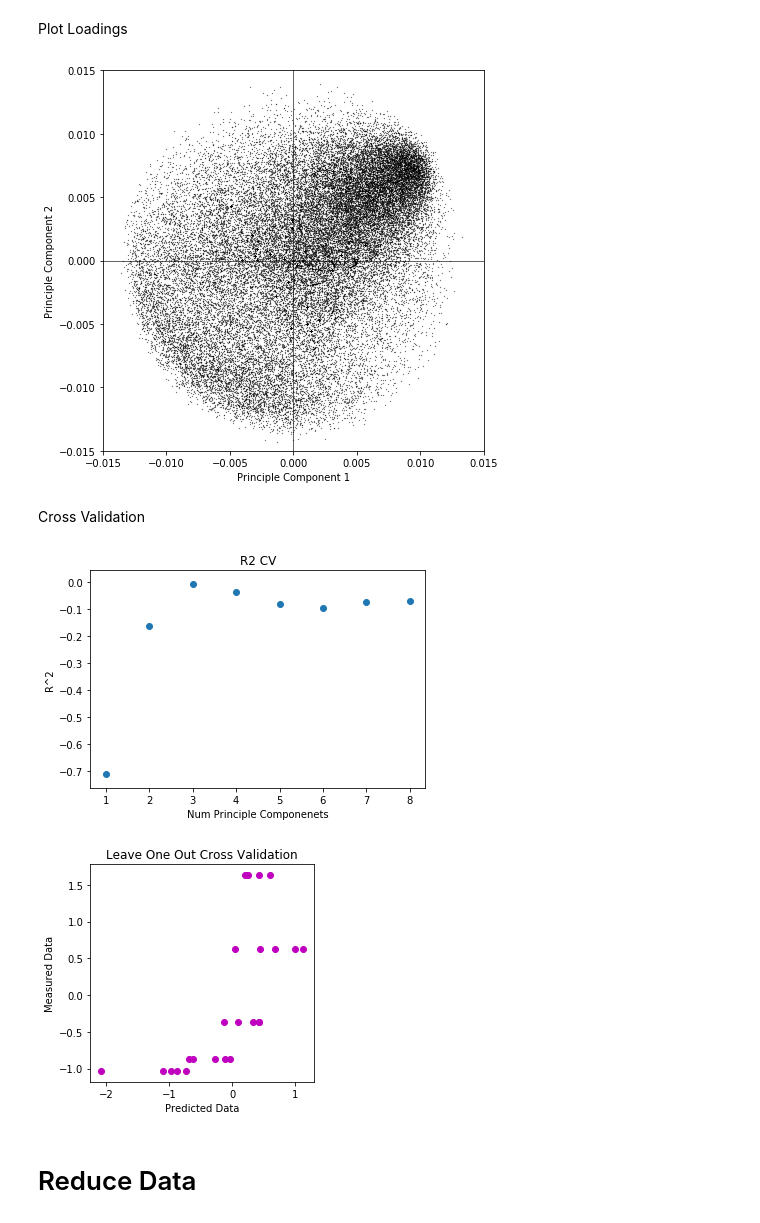
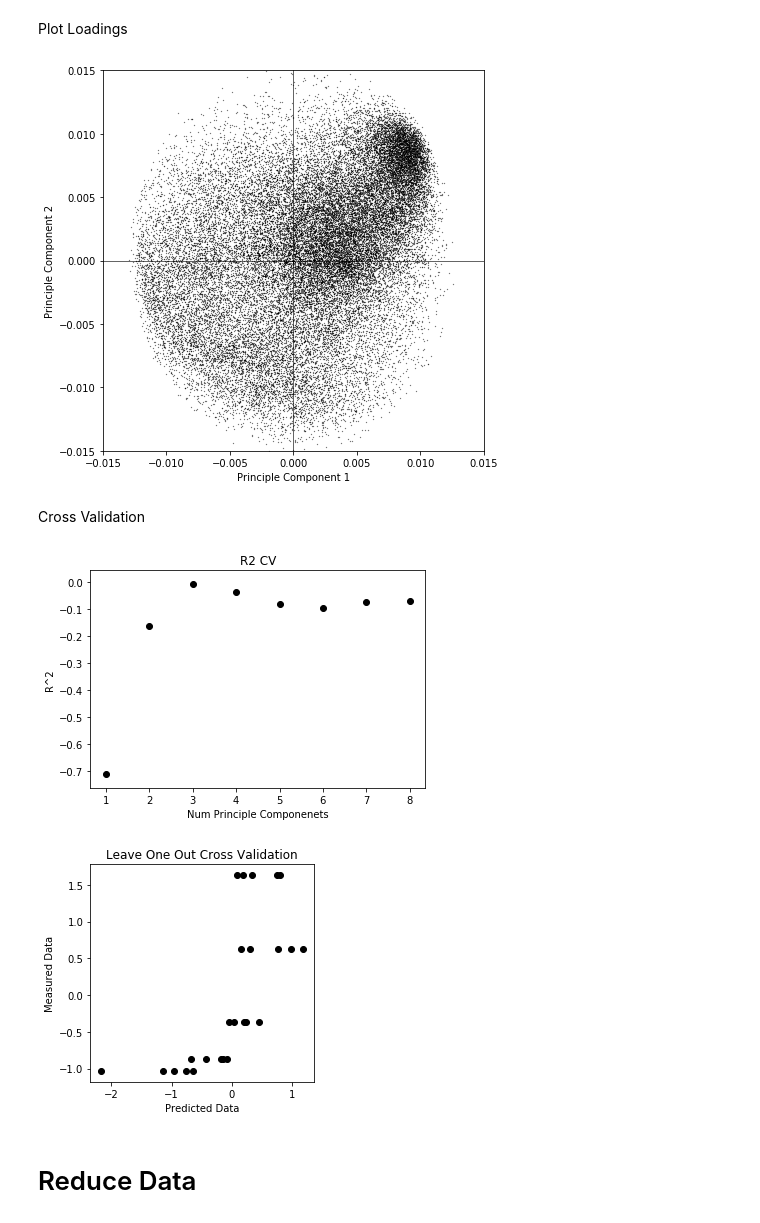
Before and after one commit to S-Ng/BE188_Final_Project, a Jupyter notebook: Greg_Simon_master.ipynb, the cells around one changed output. Cells and saved outputs as stored; diff of their text form; code cells hidden in the pictures.

```diff
--- a/Greg_Simon_master.ipynb
+++ b/Greg_Simon_master.ipynb
@@ -155,7 +153,7 @@ Plt_Scores(X0, Dose48)
 # %% [markdown]
 Plot Loadings
 # %%
-def Plt_Loadings(X, Y, xbound = None, ybound = None, save = False):
+def Plt_Loadings(X, Y, xbound = None, ybound = None, save = False, size = 0.05):
     # input unnormalized data
 
     Xnorm, Ynorm = Normalize(X, Y)
@@ -182,7 +180,7 @@ def Plt_Loadings(X, Y, xbound = None, ybound = None, save = False):
     i_low_rad = np.trim_zeros(i_low_rad, trim = 'b').astype(int)
 
     # Plot loadings
-    marksize = 0.05
+    marksize = size
     fig, axs = plt.subplots(figsize = (7,7))
     #plt.scatter(loadings[i_high_rad, 0], loadings[i_high_rad, 1], s = marksize*1.5, color = 'red')
     #plt.scatter(loadings[i_low_rad, 0], loadings[i_low_rad, 1], s = marksize*1.5, color = 'blue')
@@ -199,9 +197,9 @@ def Plt_Loadings(X, Y, xbound = None, ybound = None, save = False):
     if save is True:
         plt.savefig('Loadings.png', bbox_inches = 'tight')
 
-Plt_Loadings(X0, Dose48, xbound = (-0.015, 0.015), ybound = (-0.015, 0.015))
+Plt_Loadings(X_avg, Dose48, xbound = (-0.015, 0.015), ybound = (-0.015, 0.015), save = True)
 # %% [output]
-[figure, old version]
+[figure, new version]
 # %% [markdown]
 Cross Validation
 # %%
@@ -221,38 +219,38 @@ def CV(Y, Average = True, X = X0, num_components = 8):
     for c in range(1,num_components+1):
         plsr = PLSRegression(n_components=c)
         for train_index, test_index in loo.split(X):
             Xtrain = X[train_index]
             if Average is True: # average X
                 Xtrain = Average_Genes(Xtrain)
             Ytrain = Y[train_index]
             Xtrain_norm = StanScale.fit_transform(Xtrain)
             Ytrain_norm = zscore(Ytrain)
             plsr.fit(Xtrain_norm,Ytrain_norm)
             Ypredicted[n,c-1] = plsr.predict(StanScale.transform(X[test_index]))
             n += 1
         R2_array[c-1] = r2_score(Ypredicted[:, c-1], zscore(Y))
         n = 0
     return Ypredicted, R2_array
 
 def Plot_Msmnt_vs_Prdct(YpredictLOO, Y):
     fig, ax = plt.subplots(figsize=(4,4))
-    ax.scatter(YpredictLOO, Y, color = 'm')
+    ax.scatter(YpredictLOO, Y, color = 'k')
     plt.xlabel('Predicted Data')
     plt.ylabel('Measured Data');
 
 Ypredicted, R2_array = CV(Dose48, Average = False, num_components = 8)
-plt.scatter(range(1,9), R2_array)
+plt.scatter(range(1,9), R2_array, color = 'k')
 plt.title('R2 CV')
 plt.xlabel('Num Principle Componenets')
 plt.ylabel('R^2')
 
-Plot_Msmnt_vs_Prdct(Ypredicted[:, 5], zscore(Dose48))
+Plot_Msmnt_vs_Prdct(Ypredicted[:, 2], zscore(Dose48))
 plt.title('Leave One Out Cross Validation');
 
 #rfecv should be able to use to find important features
 # %% [output]
-[figure, old version]
+[figure, new version]
-[figure, old version]
+[figure, new version]
 # %% [markdown]
 # Reduce Data
 # %% [markdown]
```
Also changed, not shown: parts of 7 cells of this notebook.
